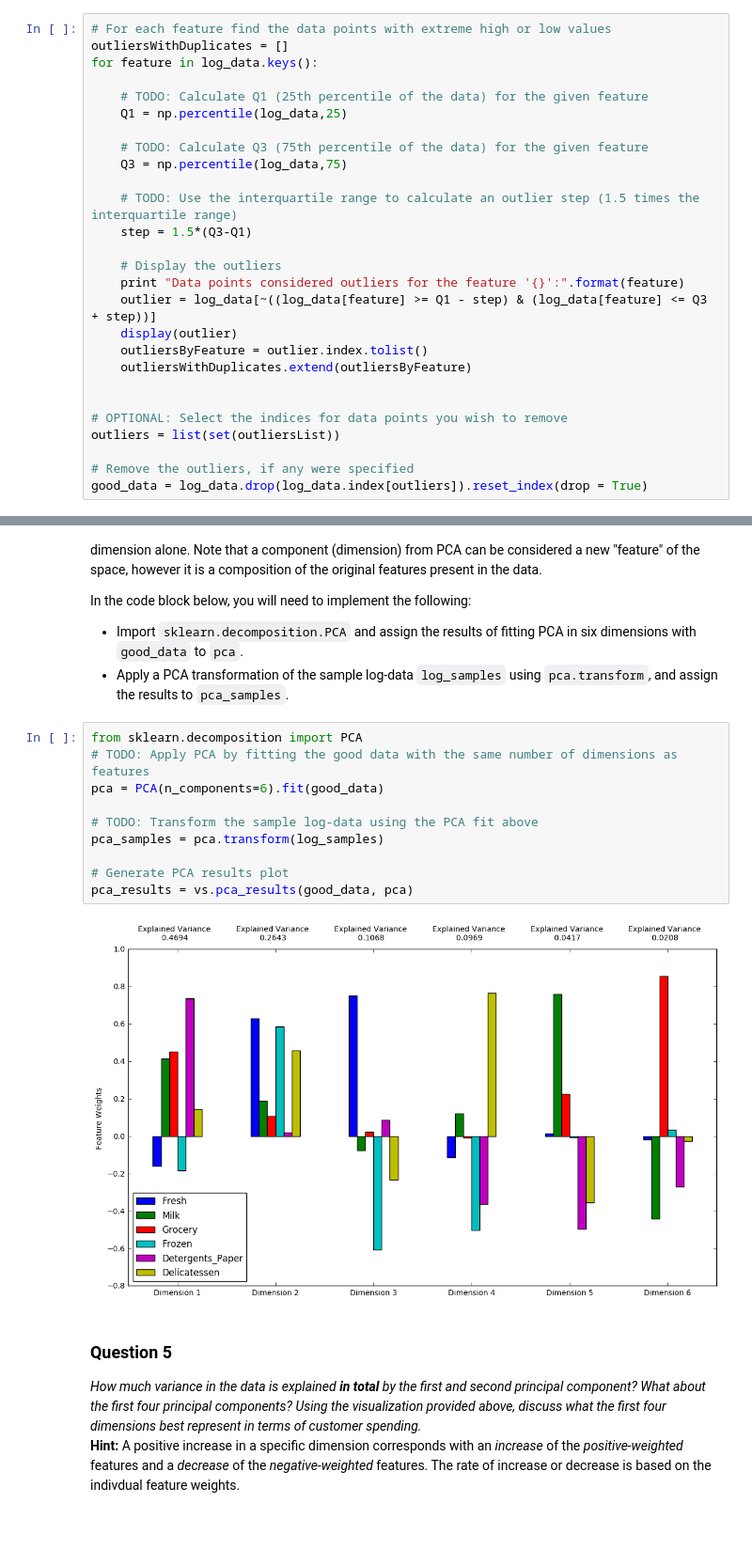
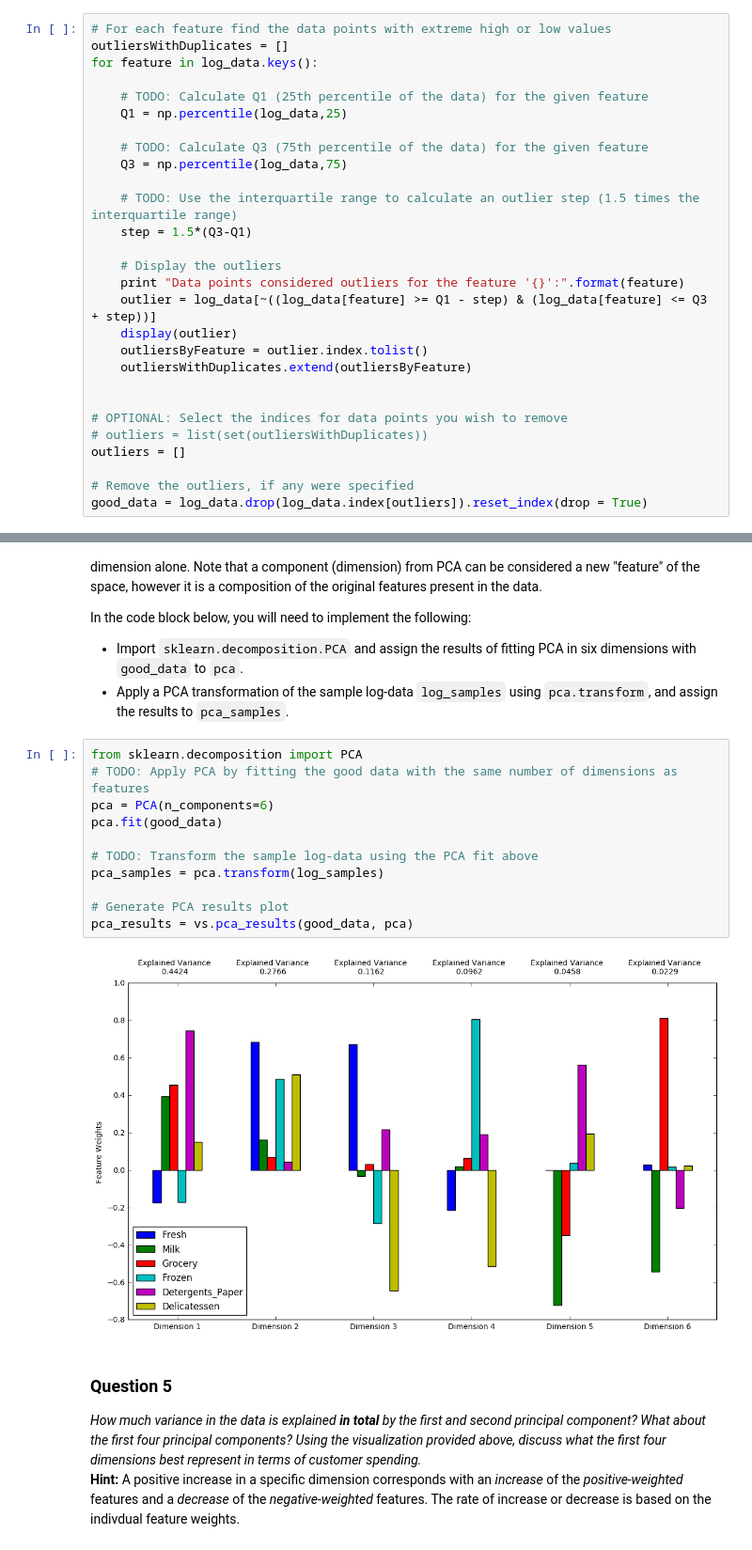
Before and after one commit to tpgmartin/machine-learning-nanodegree, a Jupyter notebook: customer_segments/customer_segments.ipynb, the cells around one changed output, grey strips where cells are left out. Shown at 94% size. Drawn from its saved outputs; the diff is of its cells as text.

```diff
--- a/customer_segments/customer_segments.ipynb
+++ b/customer_segments/customer_segments.ipynb
@@ -211,7 +211,8 @@ for feature in log_data.keys():
 
 
 # OPTIONAL: Select the indices for data points you wish to remove
-outliers = list(set(outliersList))
+# outliers = list(set(outliersWithDuplicates))
+outliers = []
 
 # Remove the outliers, if any were specified
 good_data = log_data.drop(log_data.index[outliers]).reset_index(drop = True)
@@ -284,15 +287,16 @@ In the code block below, you will need to implement the following:
 # %%
 from sklearn.decomposition import PCA
 # TODO: Apply PCA by fitting the good data with the same number of dimensions as features
-pca = PCA(n_components=6).fit(good_data)
+pca = PCA(n_components=6)
+pca.fit(good_data)
 
 # TODO: Transform the sample log-data using the PCA fit above
 pca_samples = pca.transform(log_samples)
 
 # Generate PCA results plot
 pca_results = vs.pca_results(good_data, pca)
 # %% [output]
-[figure, old version]
+[figure, new version]
 # %% [markdown]
 ### Question 5
 *How much variance in the data is explained* ***in total*** *by the first and second principal component? What about the first four principal components? Using the visualization provided above, discuss what the first four dimensions best represent in terms of customer spending.*
```
Also changed, not shown: parts of 27 cells of this notebook, 1 other file.
